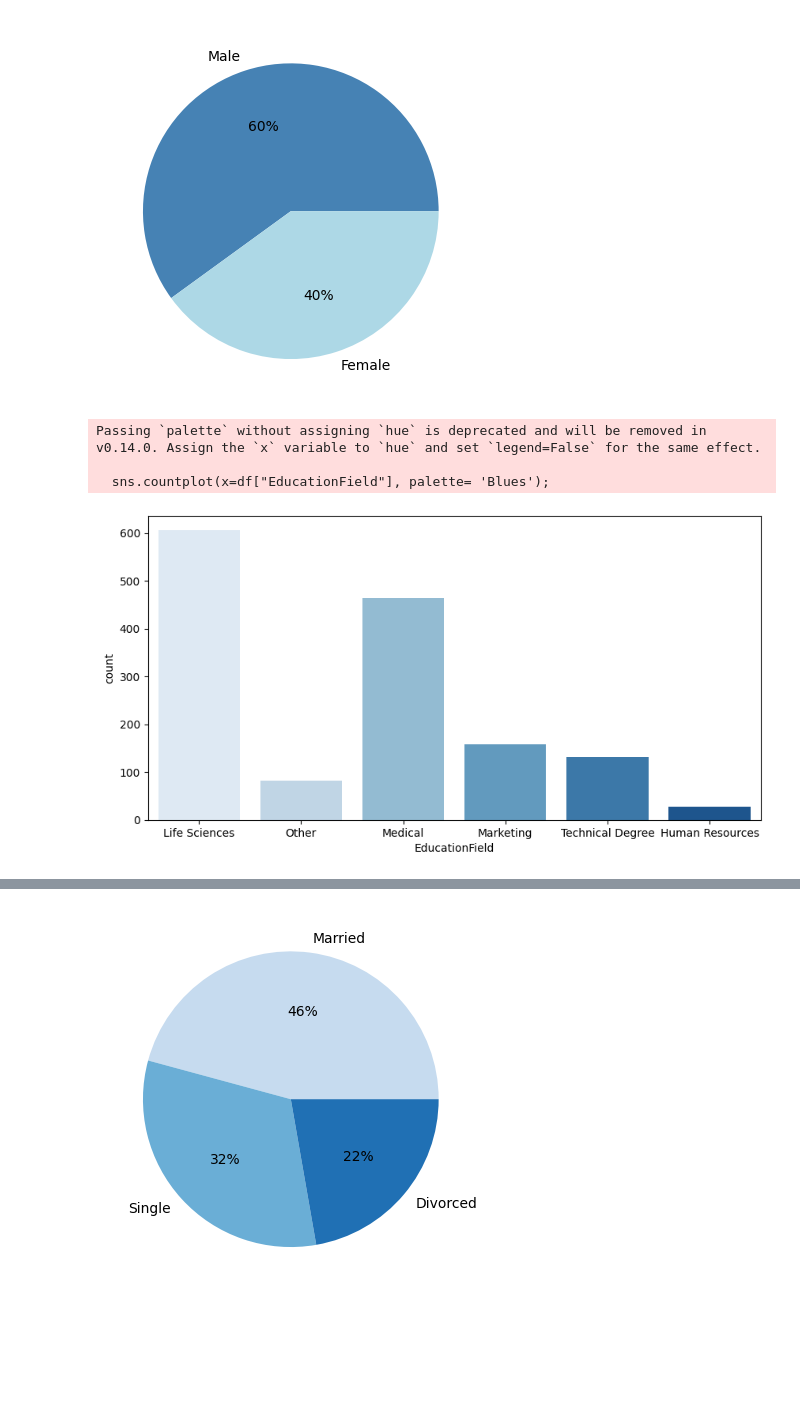
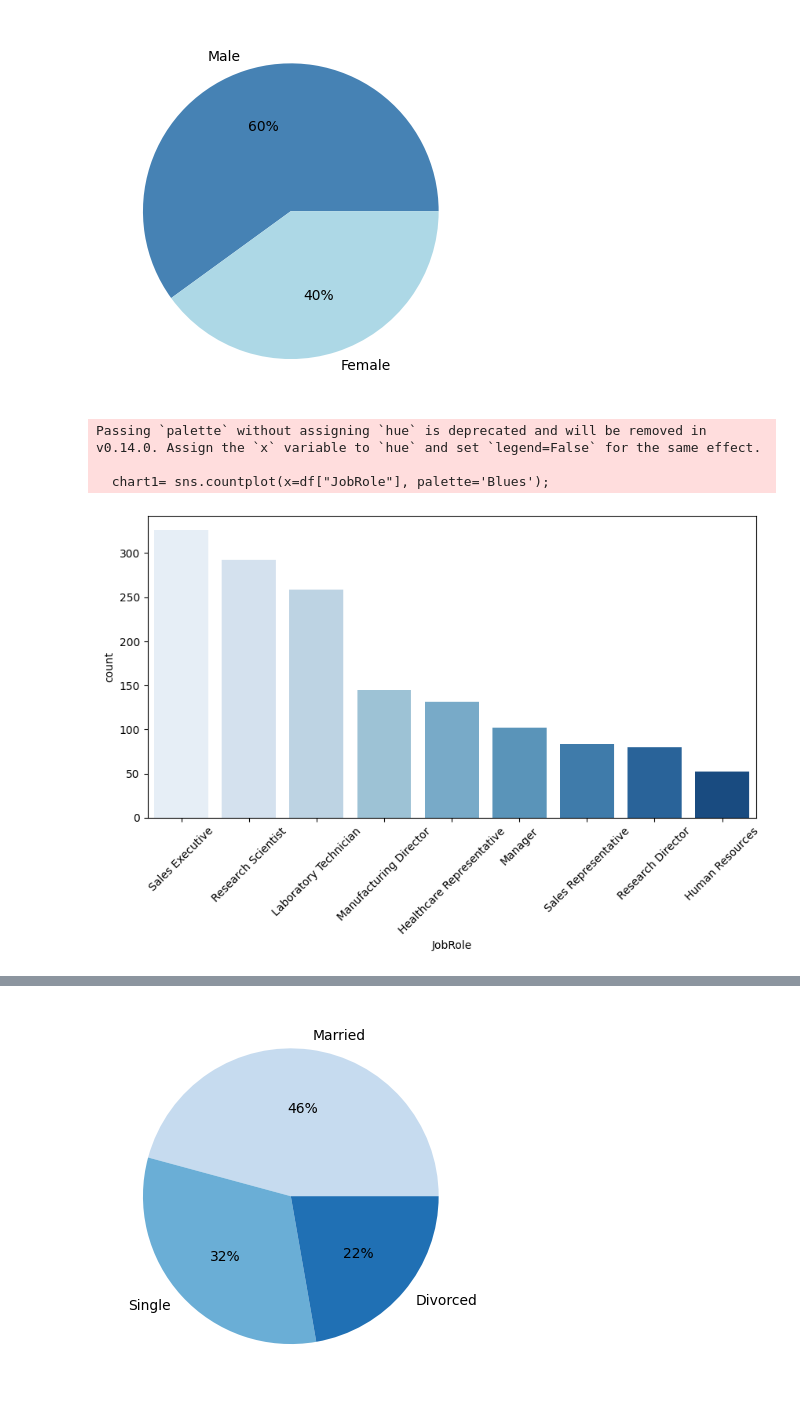
Before and after one commit to rafamd1/EDA_MI_SUELDO_Y_YO, a Jupyter notebook: EDA RM.ipynb, the cells around one changed output, grey strips where cells are left out. Cells and saved outputs as stored; diff of their text form; code cells hidden in the pictures; blank space fills up the shorter version.

```diff
--- a/EDA RM.ipynb
+++ b/EDA RM.ipynb
@@ -316,9 +287,10 @@ p=plt.gcf();
 [figure]
 # %%
 plt.figure(figsize=(10,5))
-sns.countplot(x=df["EducationField"], palette= 'Blues');
+chart1= sns.countplot(x=df["JobRole"], palette='Blues');
+plt.xticks(rotation = 45);
 # %% [output]
 Passing `palette` without assigning `hue` is deprecated and will be removed in v0.14.0. Assign the `x` variable to `hue` and set `legend=False` for the same effect.
 
-  sns.countplot(x=df["EducationField"], palette= 'Blues');
+  chart1= sns.countplot(x=df["JobRole"], palette='Blues');
-[figure, old version]
+[figure, new version]
```
Also changed, not shown: parts of 92 cells of this notebook.
